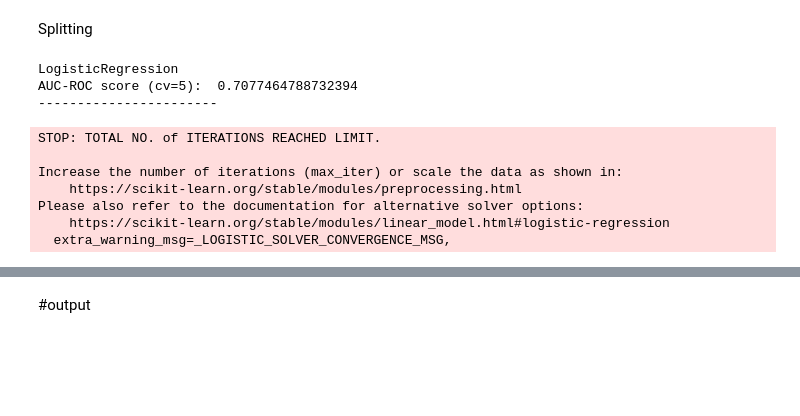
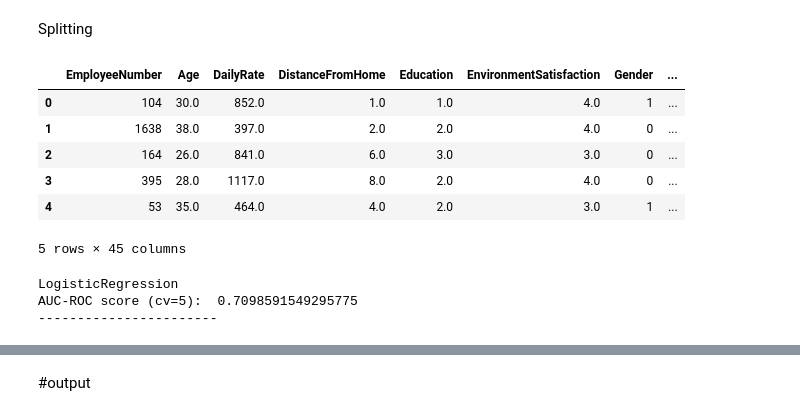
Before and after one commit to MarkovicMartin/GITCourse, a Jupyter notebook: Practical_project_Classification.ipynb, the cells around one changed output, grey strips where cells are left out. Saved outputs shown, nothing was run; the diff lists cells and outputs as text; code cells hidden in the pictures; blank space fills up the shorter version.

```diff
--- a/Practical_project_Classification.ipynb
+++ b/Practical_project_Classification.ipynb
@@ -305,6 +305,16 @@ X_df_test = df_test.drop(['Attrition'], axis=1)
 
 
 X_train, X_test, y_train, y_test = train_test_split(X, y, test_size=0.33, random_state=42)
+# %%
+X.head()
+# %% [output]
+|  | EmployeeNumber | Age | DailyRate | DistanceFromHome | Education | EnvironmentSatisfaction | Gender | ... |
+| 0 | 104 | 30.0 | 852.0 | 1.0 | 1.0 | 4.0 | 1 | ... |
+| 1 | 1638 | 38.0 | 397.0 | 2.0 | 2.0 | 4.0 | 0 | ... |
+| 2 | 164 | 26.0 | 841.0 | 6.0 | 3.0 | 3.0 | 0 | ... |
+| 3 | 395 | 28.0 | 1117.0 | 8.0 | 2.0 | 4.0 | 0 | ... |
+| 4 | 53 | 35.0 | 464.0 | 4.0 | 2.0 | 3.0 | 1 | ... |
+5 rows × 45 columns
 # %%
 from sklearn.ensemble import RandomForestClassifier
 from sklearn.svm import SVC
@@ -336,25 +346,17 @@ from sklearn.model_selection import cross_val_score
 for m in models:
 
     m.fit(X_train, y_train)
-    pred = m.predict(X_df_test)
-    #auc = roc_auc_score(y_test, pred)
+    pred = m.predict(X_test)
+    auc = roc_auc_score(y_test, pred)
     cv = cross_val_score(m, X_test, y_test, cv=5).mean()
-    X_df_test['pred']=pred
     print(m.__class__.__name__)
     #print('AUC-ROC score: ', auc)
     print('AUC-ROC score (cv=5): ', cv)
     print("-----------------------")
 # %% [output]
 LogisticRegression
-AUC-ROC score (cv=5):  0.7077464788732394
+AUC-ROC score (cv=5):  0.7098591549295775
 -----------------------
-STOP: TOTAL NO. of ITERATIONS REACHED LIMIT.
-
-Increase the number of iterations (max_iter) or scale the data as shown in:
-    https://scikit-learn.org/stable/modules/preprocessing.html
-Please also refer to the documentation for alternative solver options:
-    https://scikit-learn.org/stable/modules/linear_model.html#logistic-regression
-  extra_warning_msg=_LOGISTIC_SOLVER_CONVERGENCE_MSG,
 # %%
 import statsmodels.api as sm
 logit_model=sm.Logit(y_train,X_train)
```
Also changed, not shown: parts of 10 cells of this notebook.
